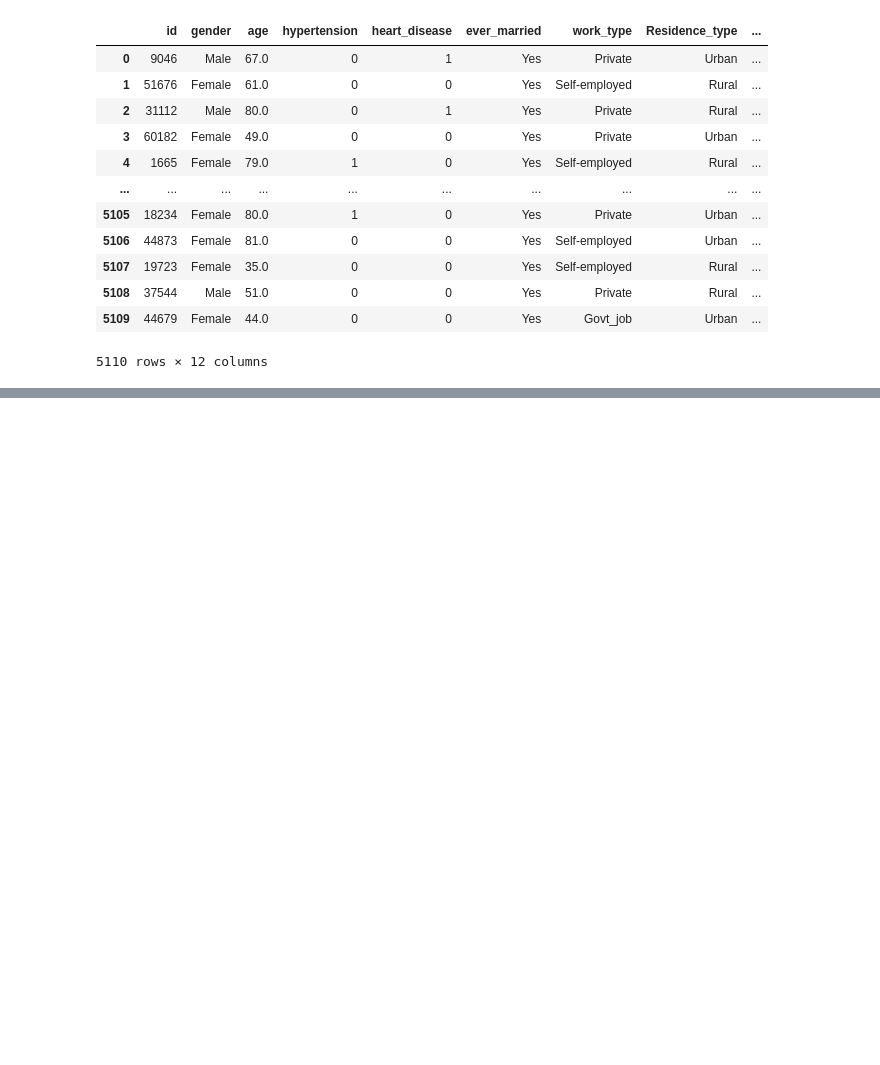
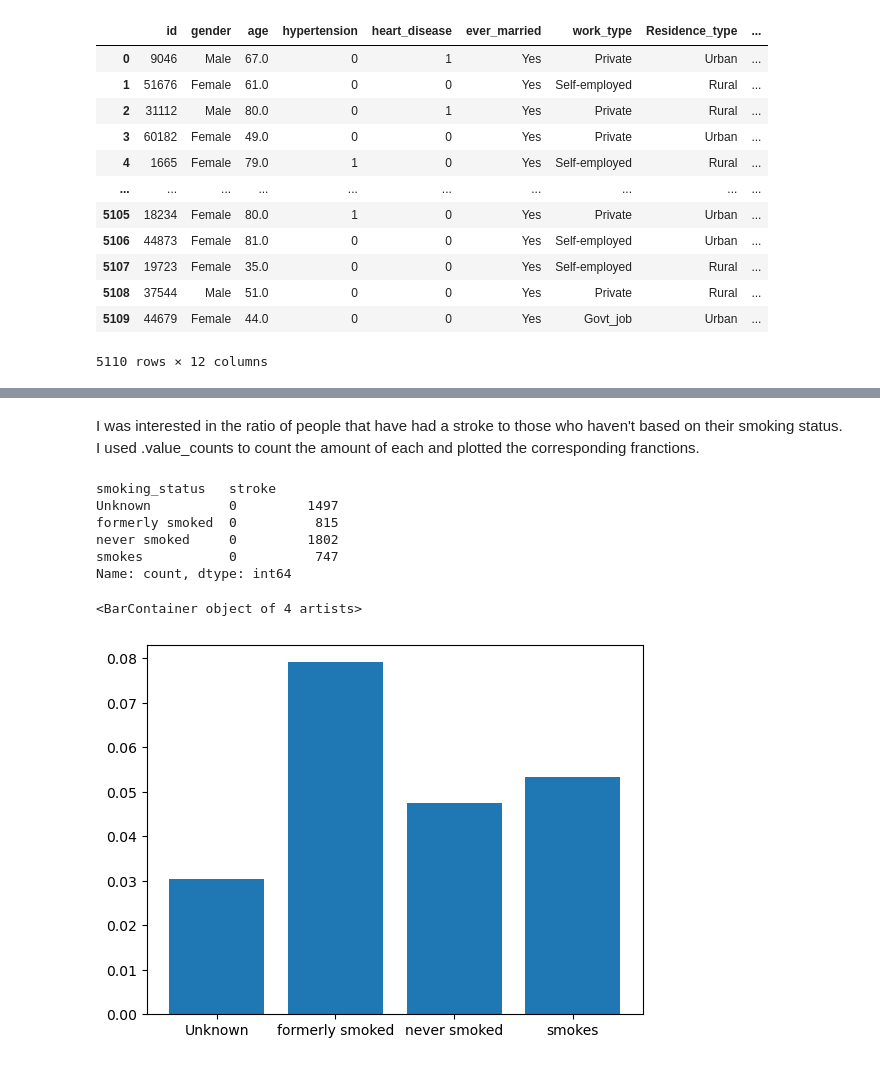
Before and after one commit to Schwankus/su-mt4007, a Jupyter notebook: HW2/HW2.ipynb, the cells around one changed output, grey strips where cells are left out. Cells and saved outputs as stored; diff of their text form; code cells hidden in the pictures; blank space fills up the shorter version.

```diff
--- a/HW2/HW2.ipynb
+++ b/HW2/HW2.ipynb
@@ -128,0 +125,24 @@ Name: count, dtype: int64
+# %% [markdown]
+I was interested in the ratio of people that have had a stroke to those who haven't based on their smoking status. I used .value_counts to count the amount of each and plotted the corresponding franctions.
+# %%
+dada = stroke_df.value_counts(subset=["smoking_status","stroke"])
+
+# indeces are sorted so we can calculate the fractions
+temp1 = dada.loc[(slice(None), [0])].sort_index()
+temp2 = dada.loc[(slice(None), [1])].sort_index()
+temp1
+# %% [output]
+smoking_status   stroke
+Unknown          0         1497
+formerly smoked  0          815
+never smoked     0         1802
+smokes           0          747
+Name: count, dtype: int64
+# %%
+plt.bar(
+    ["Unknown", "formerly smoked", "never smoked", "smokes"],
+    temp2.values/(temp1.values+temp2.values)
+)
+# %% [output]
+<BarContainer object of 4 artists>
+[figure, added]
```
Also changed, not shown: parts of 16 cells of this notebook.
